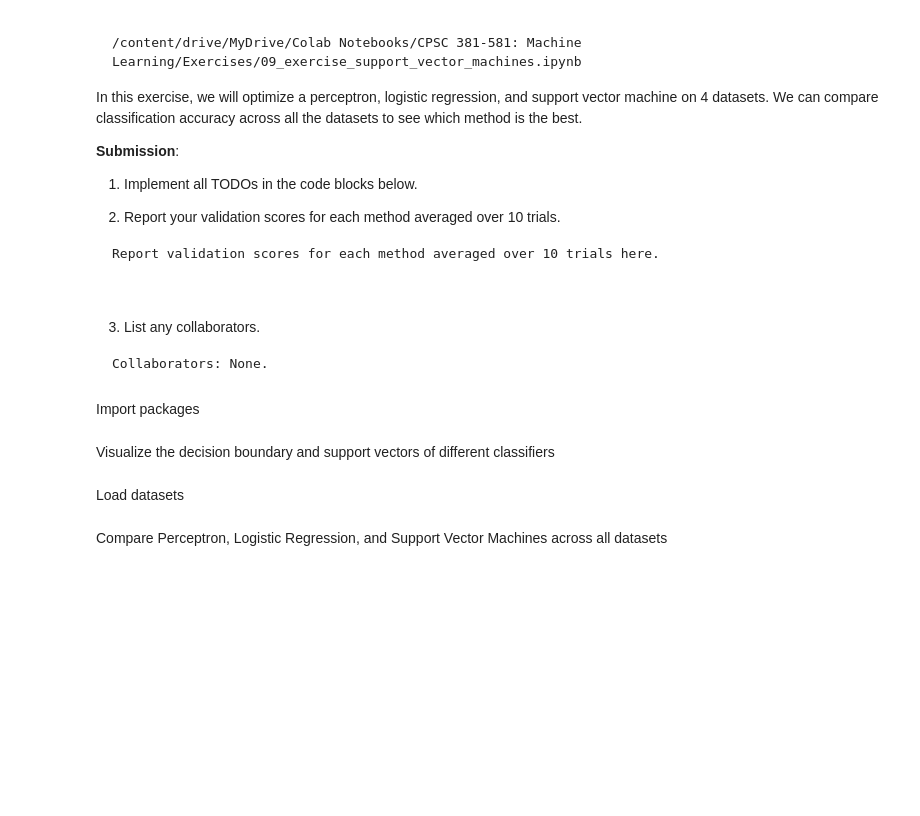
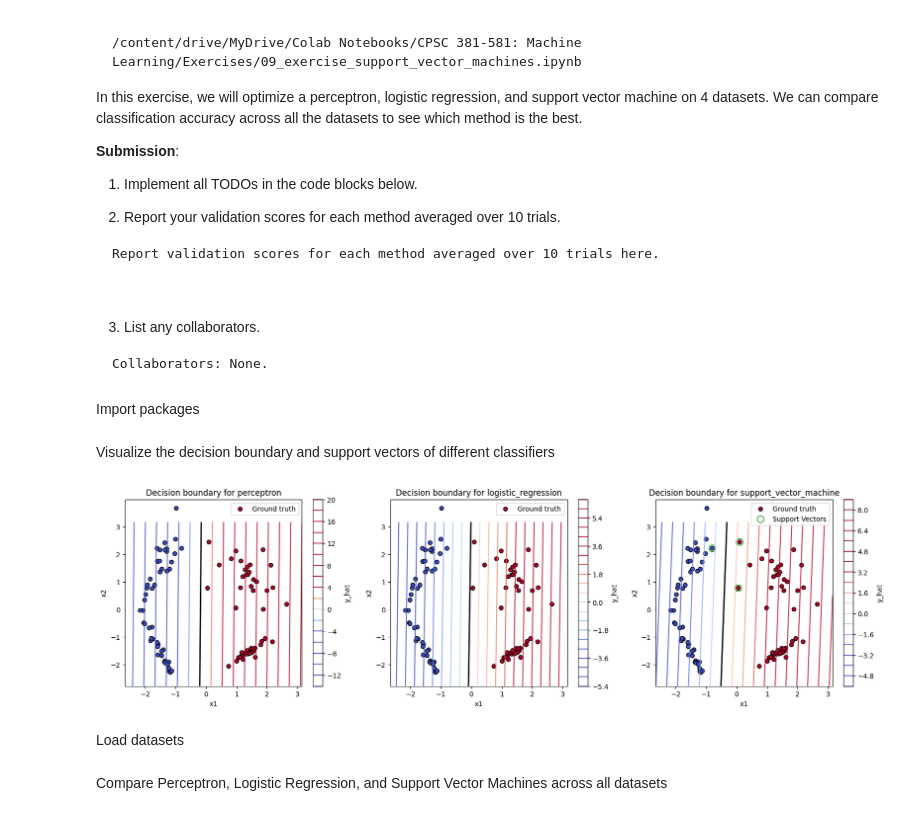
Before and after one commit to haileyrobertson/robertson-cpsc581, a Jupyter notebook: exercises/ex_9/09_exercise_support_vector_machines_robertson.ipynb, the cells around one changed output. Saved outputs shown, nothing was run; the diff lists cells and outputs as text; code cells hidden in the pictures; blank space fills up the shorter version.

Commit message:
buffer plots

```diff
--- a/exercises/ex_9/09_exercise_support_vector_machines_robertson.ipynb
+++ b/exercises/ex_9/09_exercise_support_vector_machines_robertson.ipynb
@@ -116,59 +116,64 @@ for method in methods:
 
 
     # TODO: Get x1_min and x1_max (0-th dimension), and x2_min and x2_max (1-st dimension) from X
-    # Subtract 1?
-    x1_min, x1_max = X[:, 0].min(), X[:, 0].max()
-    x2_min, x2_max = X[:, 1].min(), X[:, 1].max()
+    # Subtract 0.5 to give a little buffer in plots
+    x1_min, x1_max = X[:, 0].min() - 0.5, X[:, 0].max() +0.5
+    x2_min, x2_max = X[:, 1].min() - 0.5, X[:, 1].max() + -.5
 
     # DONE: Create 2 linspaces: one from x1_min to x1_max and the other from x1_min to x2_max with 500 units
     x1_linspace = np.linspace(x1_min, x1_max, 500)
     x2_linspace = np.linspace(x2_min, x2_max, 500)
 
     # DONE: Create meshgrid for x1 and x2 using linspaces
     x1, x2 = np.meshgrid(x1_linspace, x2_linspace)
 
     # TODO: Predict values for every point in meshgrid
     # maybe c_stack?
     all_Xs = np.dstack([x1, x2]).reshape(-1, 2)
     y_hat = model.decision_function(all_Xs)
 
 
     # DONE: Reshape y_hat to x1 or x2's shape
     y_hat = y_hat.reshape(x1.shape)
 
     # DONE: Instantiate axis for subplot of a 1 x 3 figure
     ax = fig.add_subplot(1, 3, methods.index(method) + 1)
 
-    # TODO: Plot Contour for predictions with levels=20, cmap='coolwarm', alpha=0.8, vmin=-3, vmax=3
-    contour = None
+    # DONE: Plot Contour for predictions with levels=20, cmap='coolwarm', alpha=0.8, vmin=-3, vmax=3
+    contour = ax.contour(x1, x2, y_hat, levels=20, cmap='coolwarm', alpha=0.8, vmin=-3, vmax=3)
 
-    # TODO: Create colorbar for contour on axis and set its label to 'y_hat'
-    cbar = None
+    # DONE: Create colorbar for contour on axis and set its label to 'y_hat'
+    cbar = plt.colorbar(contour, ax=ax)
+    cbar.set_label('y_hat')
 
 
-    # TODO: Plot decision boundary using levels=[0], colors='black', linewidths=2
-    decision_boundary = None
+    # DONE: Plot decision boundary using levels=[0], colors='black', linewidths=2
+    decision_boundary = ax.contour(x1, x2, y_hat, levels=[0], colors='black', linewidths=2)
 
-    # TODO: Create scatter plot for X and set its color to y with edgecolor='black', cmap='coolwarm', label='Ground truth'
+    # DONE: Create scatter plot for X and set its color to y with edgecolor='black', cmap='coolwarm', label='Ground truth'
+    scatter = ax.scatter(X[:, 0], X[:, 1], c=y, edgecolor='black', cmap='coolwarm', label='Ground truth')
+
+    # DONE: If support vector machine
+    # Create scatter plot of support vectors with s=100, facecolors='none', edgecolors='green', label='Support Vectors'
+    if method == 'support_vector_machine':
+        ax.scatter(model.support_vectors_[:, 0], model.support_vectors_[:, 1], s=100, facecolors='none', edgecolors='green', label='Support Vectors')
+
+    # DONE: Set title to ''Decision boundary for {}'
+    ax.set_title('Decision boundary for {}'.format(method))
 
 
-    # TODO: If support vector machine
-    # Create scatter plot of support vectors with s=100, facecolors='none', edgecolors='green', label='Support Vectors'
+    # DONE: Set xlabel to 'x1'
+    ax.set_xlabel('x1')
 
+    # DONE: Set ylabel to 'x2'
+    ax.set_ylabel('x2')
 
-    # TODO: Set title to ''Decision boundary for {}'
-
-
-    # TODO: Set xlabel to 'x1'
-
-
-    # TODO: Set ylabel to 'x2'
-
-
-    # TODO: Set legend with loc='upper right'
-
+    # DONE: Set legend with loc='upper right'
+    ax.legend(loc='upper right')
 
 plt.show()
+# %% [output]
+[figure, added]
 # %% [markdown]
 Load datasets
 # %%
```
